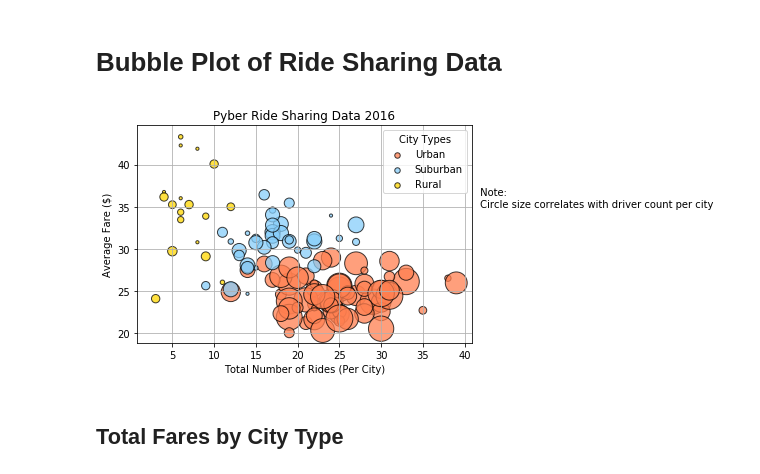
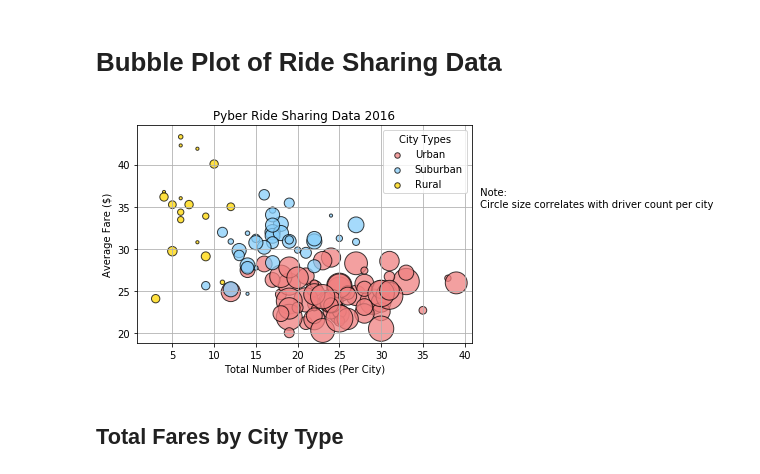
Before and after one commit to eric-ruzzo/Pyber_Rideshare_Analysis, a Jupyter notebook: pyber_complete.ipynb, the cells around one changed output. Cells and saved outputs as stored; diff of their text form; code cells hidden in the pictures.

```diff
--- a/pyber_complete.ipynb
+++ b/pyber_complete.ipynb
@@ -80,40 +87,43 @@ rural_rides_df["Average Fare"] = pd.to_numeric(rural_rides_df["Average Fare"])
 
 # Create three scatter plots and use subplots to merge them into one set of axes
 fig, ax = plt.subplots(1, 1, sharex=True)
-ax.scatter(urban_rides_df["Total Rides"], urban_rides_df["Average Fare"], color="coral", edgecolors="black", s=urban_drivers * 10, alpha=0.75, label="Urban")
-ax.scatter(suburban_rides_df["Total Rides"], suburban_rides_df["Average Fare"], color="lightskyblue", edgecolors="black", s=suburban_drivers * 10, alpha=0.75, label="Suburban")
-ax.scatter(rural_rides_df["Total Rides"], rural_rides_df["Average Fare"], color="gold", edgecolors="black", s=rural_drivers * 10, alpha=0.75, label="Rural")
+ax.scatter(urban_rides_df["Total Rides"], urban_rides_df["Average Fare"], color="lightcoral",
+           edgecolors="black", s=urban_drivers * 10, alpha=0.75, label="Urban")
+ax.scatter(suburban_rides_df["Total Rides"], suburban_rides_df["Average Fare"], color="lightskyblue",
+           edgecolors="black", s=suburban_drivers * 10, alpha=0.75, label="Suburban")
+ax.scatter(rural_rides_df["Total Rides"], rural_rides_df["Average Fare"], color="gold",
+           edgecolors="black", s=rural_drivers * 10, alpha=0.75, label="Rural")
 
 ### Incorporate the other graph properties ###
 
 # Add title and name x & y labels
 plt.title("Pyber Ride Sharing Data 2016")
 plt.xlabel("Total Number of Rides (Per City)")
 plt.ylabel("Average Fare ($)")
 
 # Add grid to the plot
 plt.grid()
 
 ### Create a legend ###
 
 # Create a legend and use legend handler to set markers to the same size
 lgnd = ax.legend(["Urban","Suburban","Rural"],loc="best",title = "City Types")
 lgnd.legendHandles[0]._sizes = [30]
 lgnd.legendHandles[1]._sizes = [30]
 lgnd.legendHandles[2]._sizes = [30]
 
 ### Incorporate a text label regarding circle size ###
 
 # Add a text label regarding circle size
 plt.annotate(" Note: \n Circle size correlates with driver count per city",xy=(41.5, 35), annotation_clip=False)
 
 ### Save Figure ###
 plt.savefig("PyberBubble.png")
 
 # Show plot
 plt.show()
 # %% [output]
-[figure, old version]
+[figure, new version]
 # %% [markdown]
 ## Total Fares by City Type
 # %%
```
Also changed, not shown: parts of 5 cells of this notebook.
